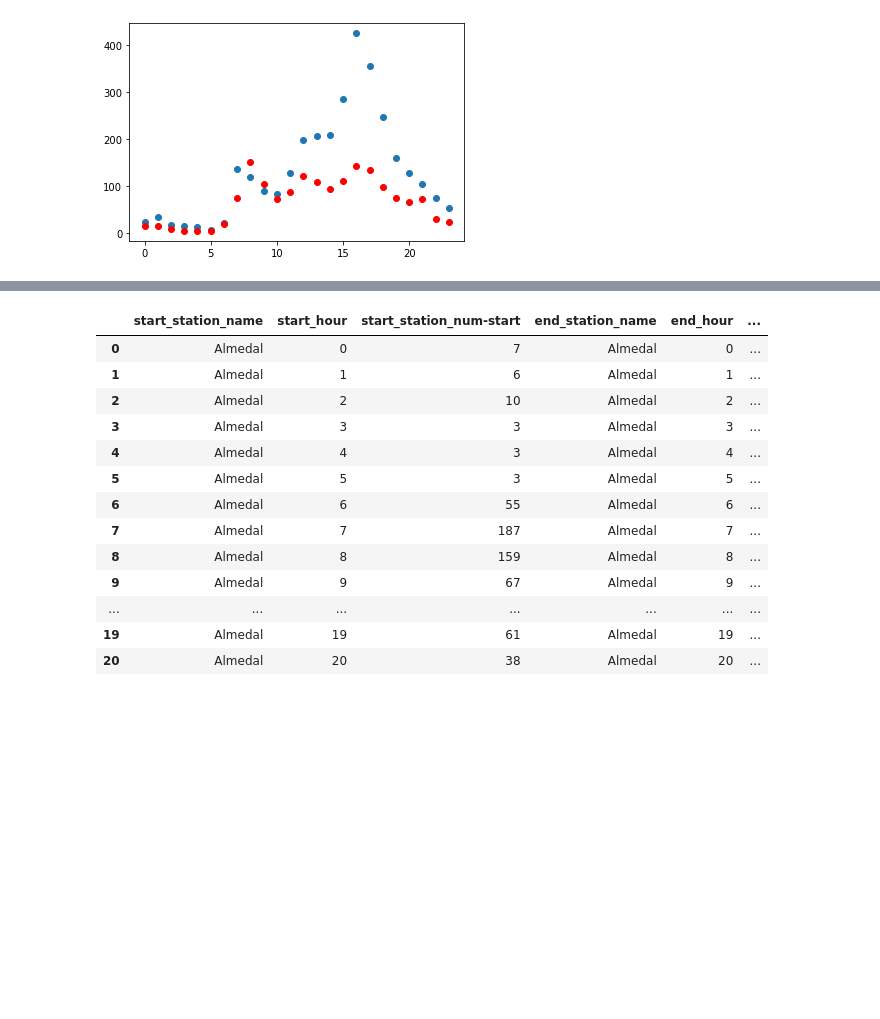
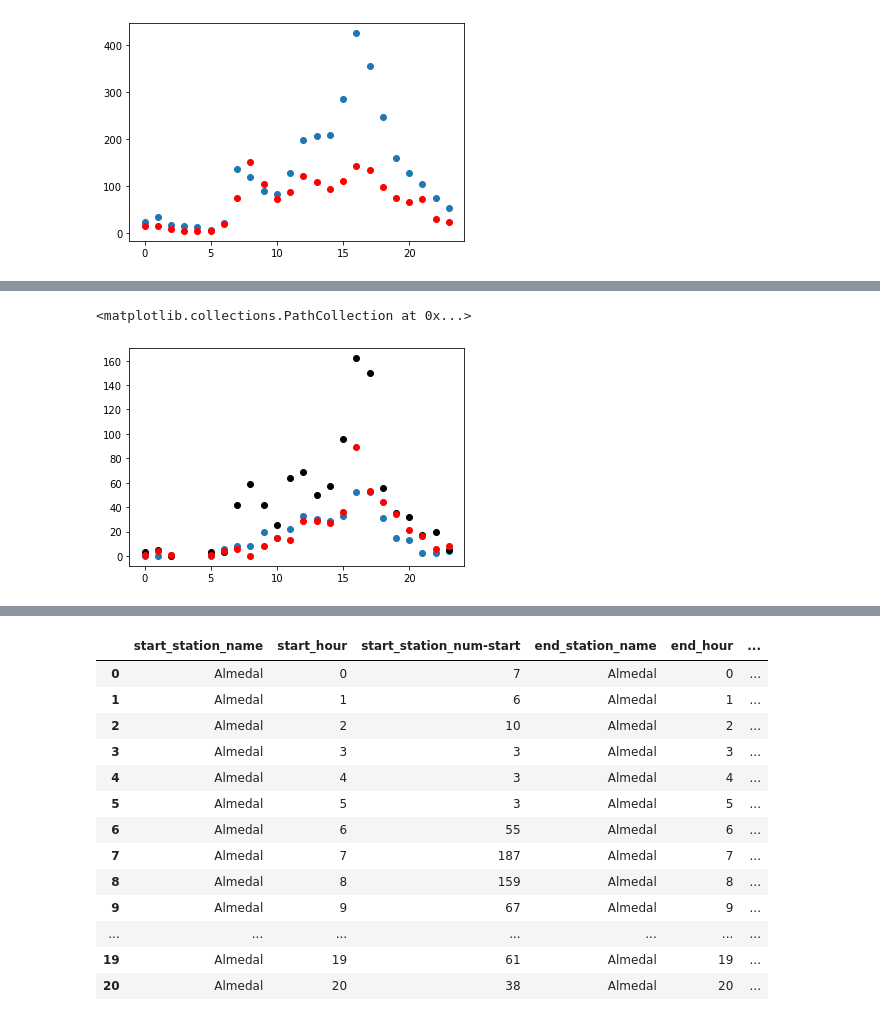
Before and after one commit to flowton/bike-rental, a Jupyter notebook: bike-rental-gbg.ipynb, the cells around one changed output, grey strips where cells are left out. Drawn from its saved outputs; the diff is of its cells as text; code cells hidden in the pictures; blank space fills up the shorter version.

```diff
--- a/bike-rental-gbg.ipynb
+++ b/bike-rental-gbg.ipynb
@@ -505,0 +539,35 @@ plt.scatter(top['start_hour'], top['start_station_num-end'], color = 'red')
+# %%
+def increasing(series, t):
+    return t
+
+def bucket(series):
+    count = 0
+    for i in series:
+        if i <= 5:
+            count = count + 1
+    return count
+
+'''Data for duration starting from this point'''
+temp2 = df_plot.groupby(['start_station_name', 'start_hour'])['duration'].agg([('0-5', lambda x:sum(x<=5)),
+                                                                        ('6-10', lambda x:sum((x>=6) & (x<=10))),
+                                                                        ('11-15', lambda x:sum((x>=11) & (x<=15))),
+                                                                        ('16-20', lambda x:sum((x>=16) & (x<=20))),
+                                                                        ('21+', lambda x:sum(x>=21))]).reset_index()
+
+temp3 = df_plot.groupby(['start_station_name'])['duration'].agg([('0-10', lambda x:sum(x<=10)),
+                                                                        ('11-20', lambda x:sum((x>=11) & (x<=20))),
+                                                                        ('21+', lambda x:sum(x>=21)),
+                                                                        ('count')]).reset_index()
+
+
+temp4 = df_plot.groupby(['start_station_name'])['start_hour'].agg([('6-9', lambda x:sum((x>=6) & (x<=9))),
+                                                                        ('16-19', lambda x:sum((x>=16) & (x<=19))),
+                                                                        ('other', lambda x:sum((x<6) | (x >19) | ((x>9) & (x < 16)))),
+                                                                        ('count')]).reset_index()
+# %%
+plt.scatter(temp2[temp2['start_station_name'] == 'Östra Hamngatan/Kronhusgatan']['start_hour'],temp2[temp2['start_station_name'] == 'Östra Hamngatan/Kronhusgatan']['0-5'])
+plt.scatter(temp2[temp2['start_station_name'] == 'Östra Hamngatan/Kronhusgatan']['start_hour'],temp2[temp2['start_station_name'] == 'Östra Hamngatan/Kronhusgatan']['6-10'], color = 'black')
+plt.scatter(temp2[temp2['start_station_name'] == 'Östra Hamngatan/Kronhusgatan']['start_hour'],temp2[temp2['start_station_name'] == 'Östra Hamngatan/Kronhusgatan']['21+'], color = 'red')
+# %% [output]
+<matplotlib.collections.PathCollection at 0x...>
+[figure, added]
```
Also changed, not shown: parts of 18 cells of this notebook.
